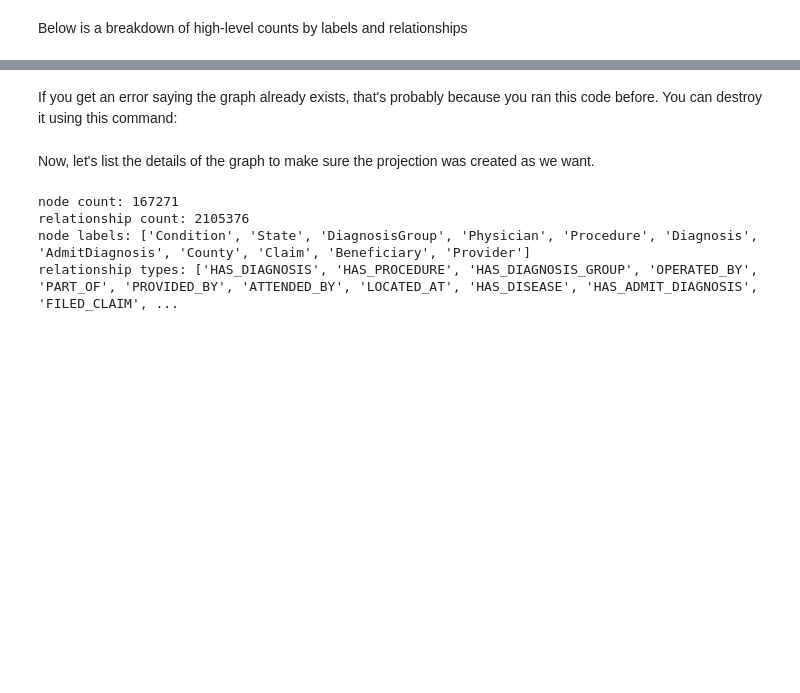
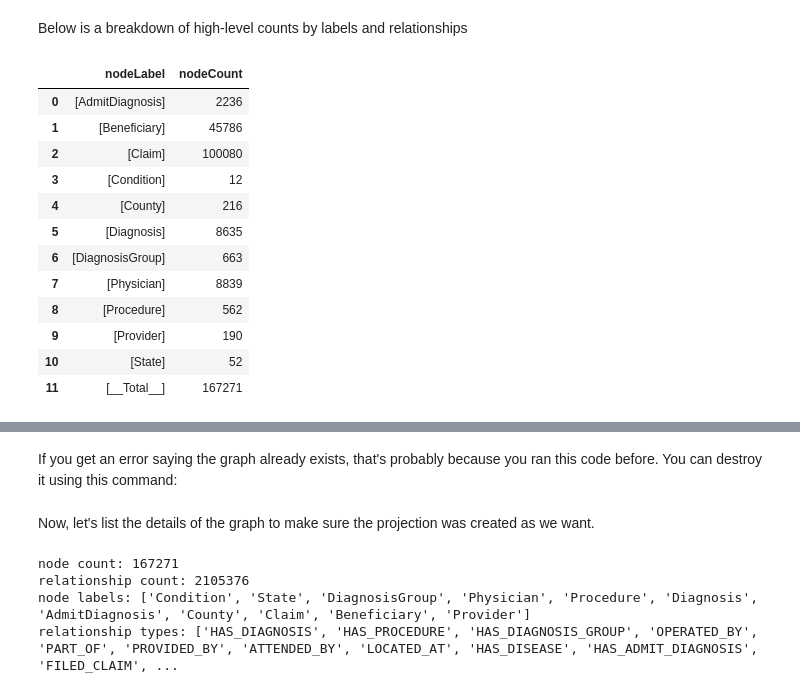
Before and after one commit to neo4j-partners/mini-hands-on-lab-neo4j-and-vertex-ai, a Jupyter notebook: Lab 2 - Vertex AI AutoML with GDS/1_create_embedding.ipynb, the cells around one changed output, grey strips where cells are left out. Drawn from its saved outputs; the diff is of its cells as text; code cells hidden in the pictures; blank space fills up the shorter version.

```diff
--- a/Lab 2 - Vertex AI AutoML with GDS/1_create_embedding.ipynb
+++ b/Lab 2 - Vertex AI AutoML with GDS/1_create_embedding.ipynb
@@ -354,0 +452,24 @@ gds.run_cypher("""
+# %%
+# total node counts
+gds.run_cypher("""
+    MATCH (n)
+    RETURN labels(n) AS nodeLabel, count(n) AS nodeCount
+    ORDER BY nodeLabel
+    UNION
+    MATCH (n)
+    RETURN "[__Total__]" AS nodeLabel, count(n) AS nodeCount
+""")
+# %% [output]
+|  | nodeLabel | nodeCount |
+| 0 | [AdmitDiagnosis] | 2236 |
+| 1 | [Beneficiary] | 45786 |
+| 2 | [Claim] | 100080 |
+| 3 | [Condition] | 12 |
+| 4 | [County] | 216 |
+| 5 | [Diagnosis] | 8635 |
+| 6 | [DiagnosisGroup] | 663 |
+| 7 | [Physician] | 8839 |
+| 8 | [Procedure] | 562 |
+| 9 | [Provider] | 190 |
+| 10 | [State] | 52 |
+| 11 | [__Total__] | 167271 |
```
Also changed, not shown: parts of 30 cells of this notebook, 1 other file.
